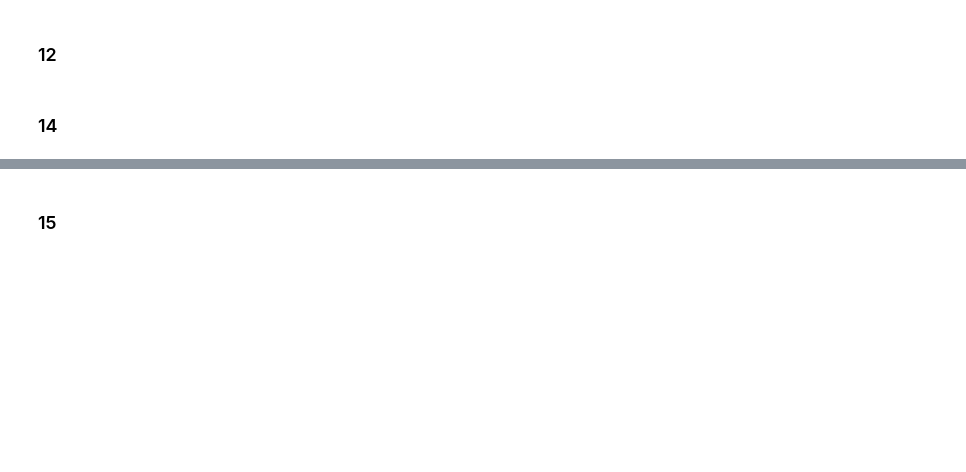
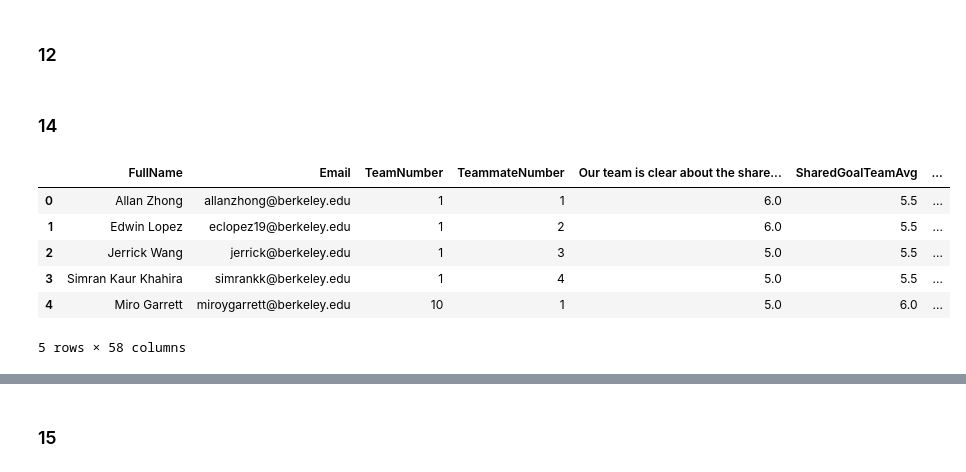
Before and after one commit to teamingbydesign/txd-pipeline, a Jupyter notebook: data/classes/sp24/e29/check-in-1/cleaning/E29_Faculty.ipynb, the cells around one changed output, grey strips where cells are left out. Drawn from its saved outputs; the diff is of its cells as text; code cells hidden in the pictures; blank space fills up the shorter version.

```diff
--- a/data/classes/sp24/e29/check-in-1/cleaning/E29_Faculty.ipynb
+++ b/data/classes/sp24/e29/check-in-1/cleaning/E29_Faculty.ipynb
@@ -73,5 +71,6 @@ numerical_data.head()
 | 4 | Team 10 | 1.0 | 5.0 | 5.0 | 6.0 | 6.0 | 7.0 | 5.0 | 7.0 | 25 | ... |
 5 rows × 29 columns
 # %%
-numerical_data["TeamNumber"] = [team.replace("Team", '') for team in numerical_data["TeamNumber"]]
-numerical_data
+numerical_data["TeamNumber"] = [team.replace("Team", '').strip() for team in numerical_data["TeamNumber"]]
+full_cleaned_data["TeamNumber"] = [team.replace("Team", '').strip() for team in full_cleaned_data["TeamNumber"]]
+roster["TeamNumber"] = [team.replace("Team", '').strip() for team in roster["TeamNumber"]]
@@ -92,9 +77,6 @@ numerical_data
 # %%
 numerical_data = numerical_data.astype(float)
 numerical_data["Email"] = full_cleaned_data["Email"]
-# %%
-roster["TeamNumber"] = [team.replace("Team", '') for team in roster["TeamNumber"]]
-full_cleaned_data["TeamNumber"] = [team.replace("Team", '') for team in full_cleaned_data["TeamNumber"]]
 # %%
 roster.head()
 # %% [output]
@@ -848,6 +830,16 @@ for i in range(len(full_cleaned_data)):
 
 question_14_me = question_shorthand[14][0]
 analysis_v2[question_14_me] = lst_responses
+# %%
+analysis_v2.head()
+# %% [output]
+|  | FullName | Email | TeamNumber | TeammateNumber | Our team is clear about the share... | SharedGoalTeamAvg | ... |
+| 0 | Allan Zhong | allanzhong@berkeley.edu | 1 | 1 | 6.0 | 5.5 | ... |
+| 1 | Edwin Lopez | eclopez19@berkeley.edu | 1 | 2 | 6.0 | 5.5 | ... |
+| 2 | Jerrick Wang | jerrick@berkeley.edu | 1 | 3 | 5.0 | 5.5 | ... |
+| 3 | Simran Kaur Khahira | simrankk@berkeley.edu | 1 | 4 | 5.0 | 5.5 | ... |
+| 4 | Miro Garrett | miroygarrett@berkeley.edu | 10 | 1 | 5.0 | 6.0 | ... |
+5 rows × 58 columns
 # %%
 #14
 
```
Also changed, not shown: parts of 5 cells of this notebook, 1 other file.
